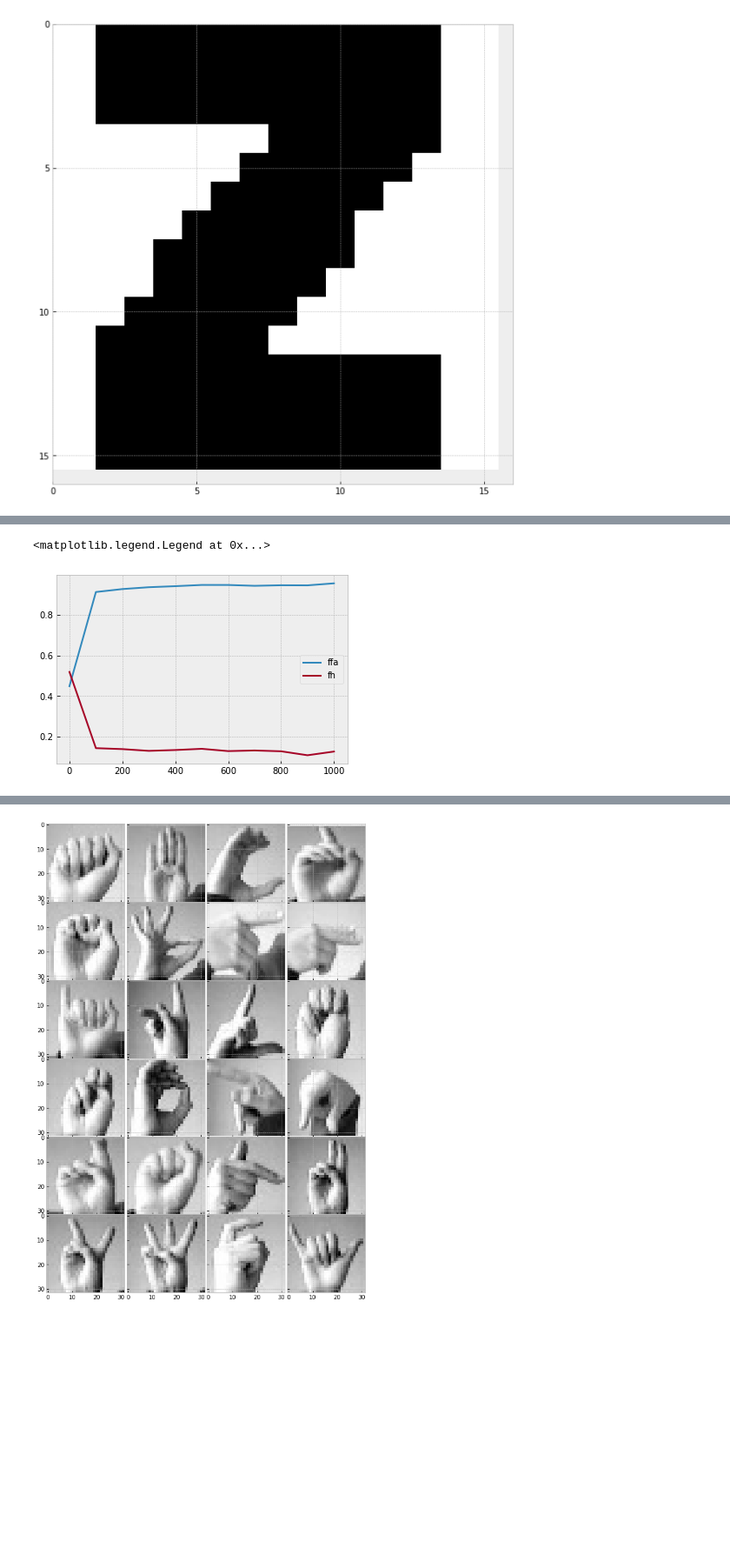
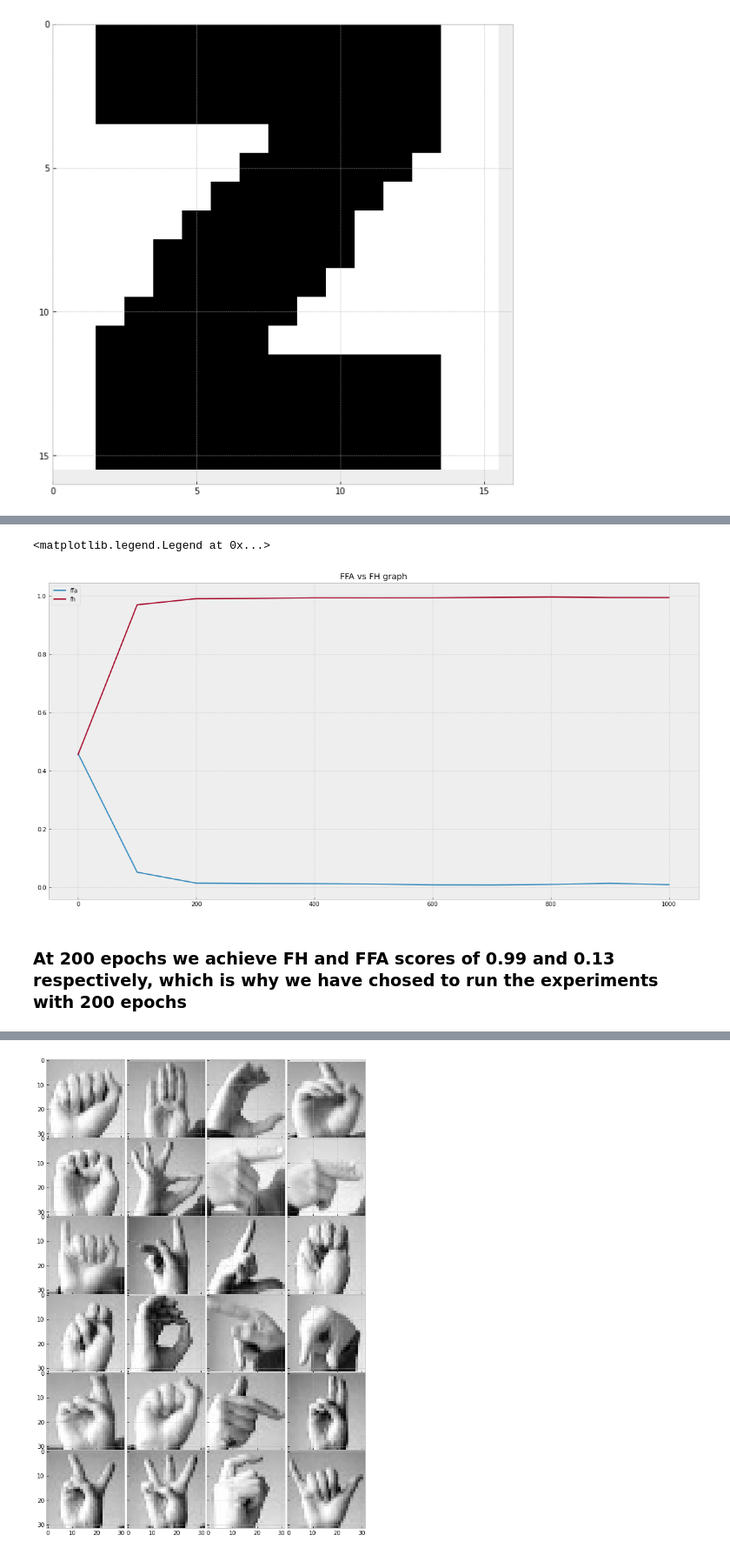
Before and after one commit to shivambang/Neural-Networks, a Jupyter notebook: Deep Neural Network/dnn.ipynb, the cells around one changed output, grey strips where cells are left out. Shown at 87% size. Cells and saved outputs as stored; diff of their text form; code cells hidden in the pictures; blank space fills up the shorter version.

Commit message:
added step 4d and fixed metric variables names

```diff
--- a/Deep Neural Network/dnn.ipynb
+++ b/Deep Neural Network/dnn.ipynb
@@ -40,13 +49,22 @@ y_data = Variable(torch.Tensor([data]))
 # %%
 from model import DeepNet
 from engine import test, train
+
+# metrics for measuring the performance of the model
 ffa = []
 fh = []
+
+
 for epochs in range(0, 1100, 100):
     model = DeepNet(layerSize=[256]+[256]*3+[256])
     criterion = torch.nn.MSELoss()
     optimizer = torch.optim.Adam(model.parameters(), lr = 0.001)
+
+    #Train the model with MSE loss criterion and Adam optimizer function
     train(data, data, model, criterion, optimizer, epochs)
+
+    # Compute errors and predicted output
     pred, err = test(data=data, target=data, model=model)
-    ffa += [np.mean(err[0])]
-    fh += [np.mean(err[1])]
+    fh += [np.mean(err[0])]
+    ffa += [np.mean(err[1])]
+    print("Epochs {}: FFA {} and FH {}".format(epochs, ffa[-1], fh[-1]))
@@ -53,11 +83,15 @@ for epochs in range(0, 1100, 100):
 # %%
-plt.figure()
+plt.figure(figsize=(20,10))
 plt.plot(range(0, 1100, 100), ffa, label='ffa')
 plt.plot(range(0, 1100, 100), fh, label='fh')
+
+plt.title("FFA vs FH graph")
 plt.legend()
 # %% [output]
 <matplotlib.legend.Legend at 0x...>
-[figure, old version]
+[figure, new version]
+# %% [markdown]
+### At 200 epochs we achieve FH and FFA scores of 0.99 and 0.13 respectively, which is why we have chosed to run the experiments with 200 epochs
 # %%
 model = DeepNet(layerSize=[256]+[256]*3+[256])
 criterion = torch.nn.MSELoss()
```
Also changed, not shown: parts of 16 cells of this notebook.
